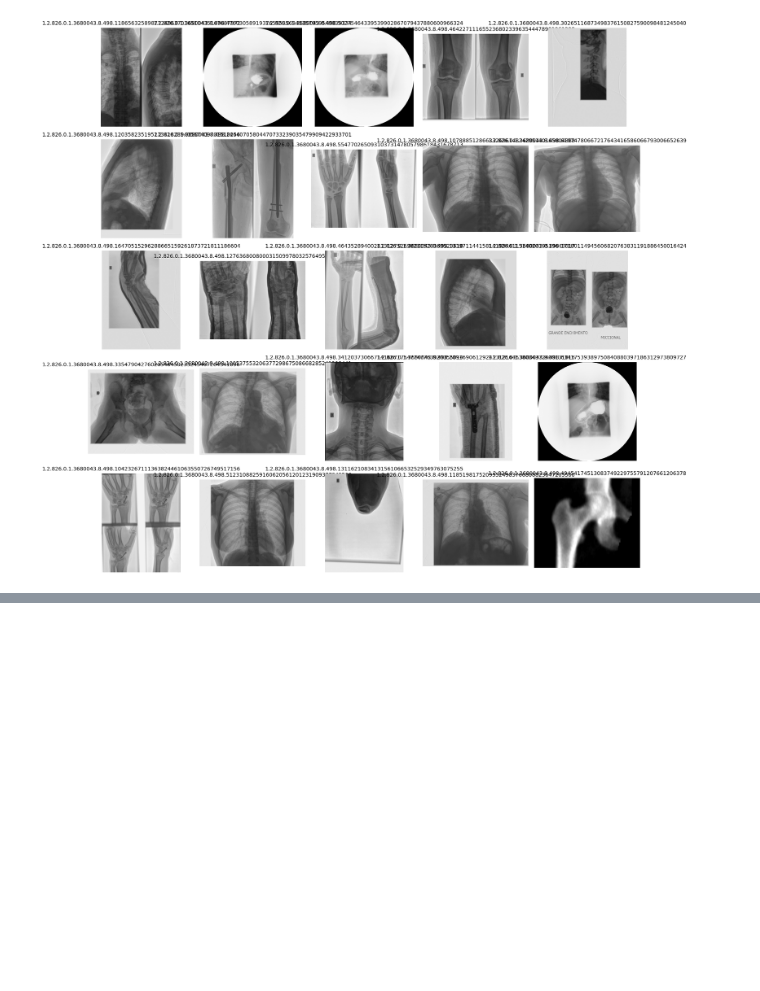
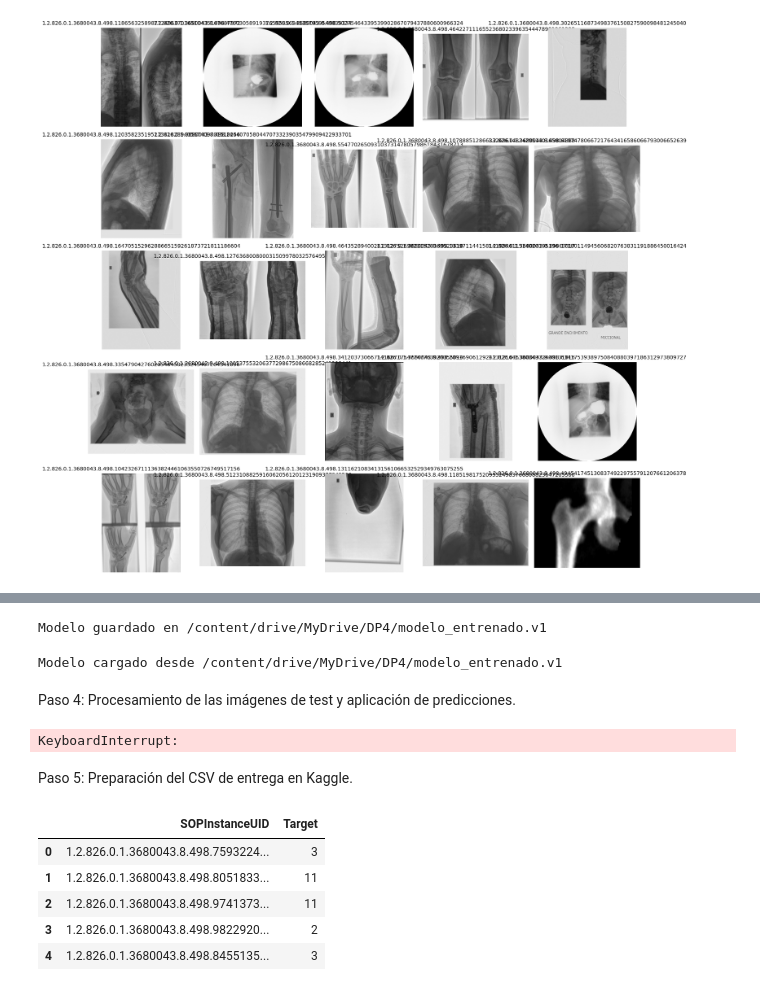
Before and after one commit to cmarty02/dp4_team2, a Jupyter notebook: DATAPROJECT4.ipynb, the cells around one changed output, grey strips where cells are left out. Drawn from its saved outputs; the diff is of its cells as text; code cells hidden in the pictures; blank space fills up the shorter version.

```diff
--- a/DATAPROJECT4.ipynb
+++ b/DATAPROJECT4.ipynb
@@ -270,0 +250,57 @@ files.download('prediccion2.csv')
+# %%
+# Guardar el modelo entrenado
+model.save('/content/drive/MyDrive/DP4/modelo_entrenado.v1')
+
+print("Modelo guardado en /content/drive/MyDrive/DP4/modelo_entrenado.v1")
+# %% [output]
+Modelo guardado en /content/drive/MyDrive/DP4/modelo_entrenado.v1
+# %%
+from tensorflow.keras.models import load_model
+
+# Cargar el modelo guardado
+model = load_model('/content/drive/MyDrive/DP4/modelo_entrenado.v1')
+
+print("Modelo cargado desde /content/drive/MyDrive/DP4/modelo_entrenado.v1")
+# %% [output]
+Modelo cargado desde /content/drive/MyDrive/DP4/modelo_entrenado.v1
+# %% [markdown]
+Paso 4: Procesamiento de las imágenes de test y aplicación de predicciones.
+# %%
+
+predictions = []
+
+# Crear una barra de progreso acumulativo
+pbar = tqdm(total=len(sample_submission_csv), desc="Analizando imágenes de test")
+
+# Analizar todas las imágenes y aplicar predicciones del modelo
+for idx, row in sample_submission_csv.iterrows():
+    img_path = os.path.join(test_dir, row['SOPInstanceUID'] + '.dcm')
+    img = preprocess_image(img_path, 224)
+    img = np.expand_dims(img, axis=0)
+    pred = model.predict(img, verbose=0)  # verbose=0 para suprimir la salida
+    pred_label = np.argmax(pred, axis=1)
+    predictions.append(pred_label[0])
+
+    # Actualizar la barra de progreso
+    pbar.update(1)
+
+# Cerrar la barra de progreso
+pbar.close()
+# %% [output]
+KeyboardInterrupt:
+# %% [markdown]
+Paso 5: Preparación del CSV de entrega en Kaggle.
+# %%
+
+# preparacion del df
+submission_df = sample_submission_csv.copy()
+submission_df['Target'] = predictions
+submission_df.to_csv('/content/drive/MyDrive/DP4/prediccion_6.csv', index=False)
+submission_df.head()
+# %% [output]
+|  | SOPInstanceUID | Target |
+| 0 | 1.2.826.0.1.3680043.8.498.7593224... | 3 |
+| 1 | 1.2.826.0.1.3680043.8.498.8051833... | 11 |
+| 2 | 1.2.826.0.1.3680043.8.498.9741373... | 11 |
+| 3 | 1.2.826.0.1.3680043.8.498.9822920... | 2 |
+| 4 | 1.2.826.0.1.3680043.8.498.8455135... | 3 |
```
Also changed, not shown: parts of 46 cells of this notebook.
